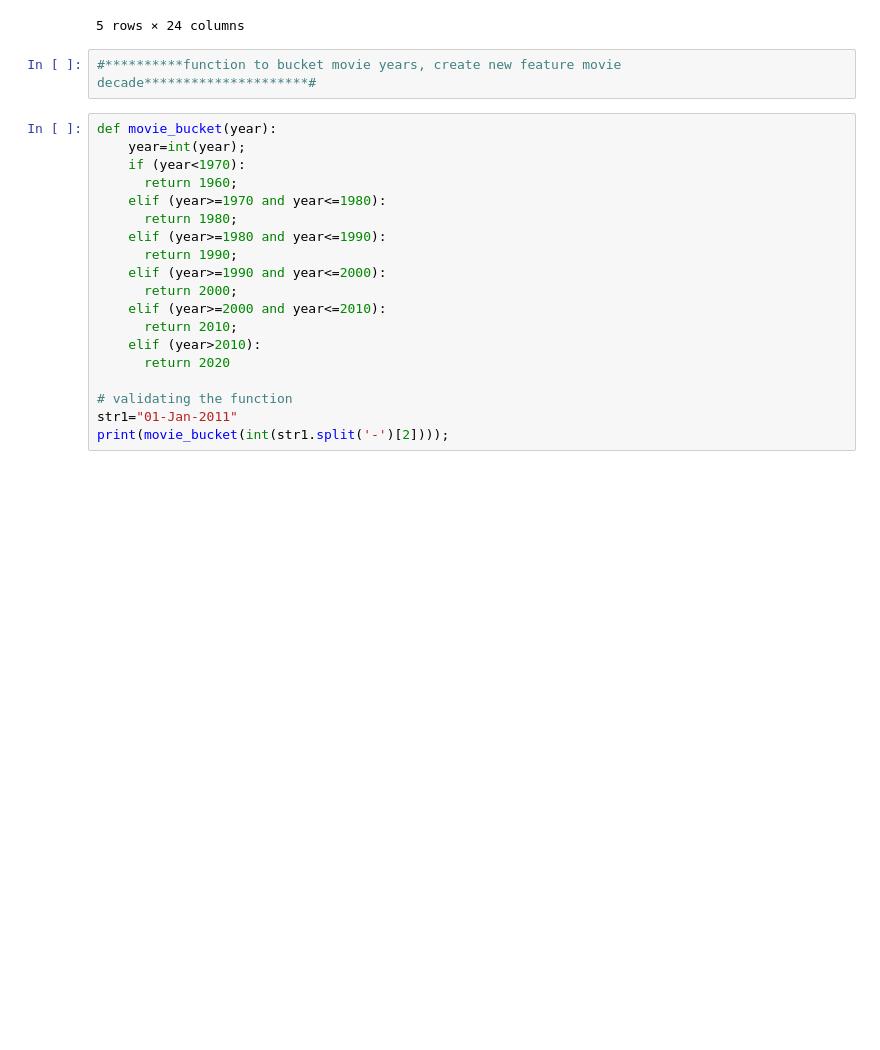
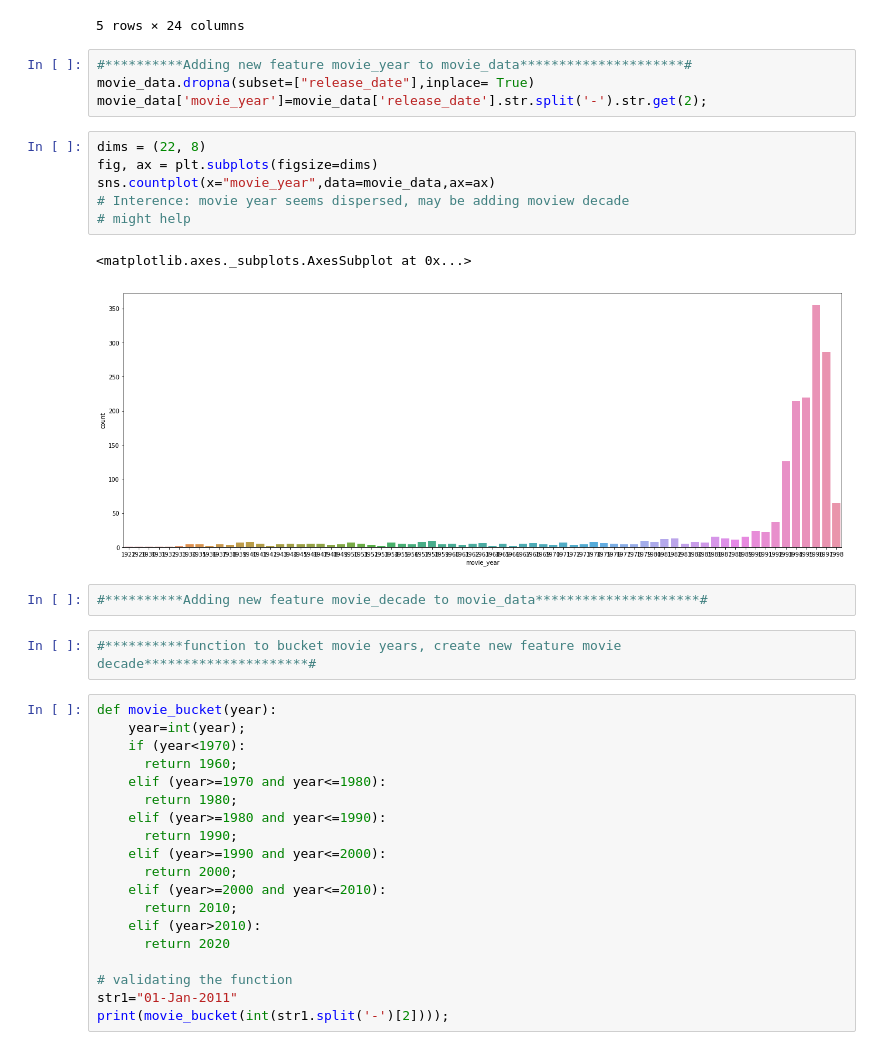
Before and after one commit to sharma-vidhi/machine-learning-movies, a Jupyter notebook: final_analysis/movie_predicition_analysis.ipynb, the cells around one changed output. Cells and saved outputs as stored; diff of their text form; blank space fills up the shorter version.

```diff
--- a/final_analysis/movie_predicition_analysis.ipynb
+++ b/final_analysis/movie_predicition_analysis.ipynb
@@ -146,6 +157,21 @@ movie_data.head()
 | 3 | 4 | Get Shorty (1995) | 01-Jan-1995 | NaN | http://us.imdb.com/M/title-exact?... | 0 | 1 | 0 | ... |
 | 4 | 5 | Copycat (1995) | 01-Jan-1995 | NaN | http://us.imdb.com/M/title-exact?... | 0 | 0 | 0 | ... |
 5 rows × 24 columns
+# %%
+#**********Adding new feature movie_year to movie_data*********************#
+movie_data.dropna(subset=["release_date"],inplace= True)
+movie_data['movie_year']=movie_data['release_date'].str.split('-').str.get(2);
+# %%
+dims = (22, 8)
+fig, ax = plt.subplots(figsize=dims)
+sns.countplot(x="movie_year",data=movie_data,ax=ax)
+# Interence: movie year seems dispersed, may be adding moview decade
+# might help
+# %% [output]
+<matplotlib.axes._subplots.AxesSubplot at 0x...>
+[figure, added]
+# %%
+#**********Adding new feature movie_decade to movie_data*********************#
 # %%
 #**********function to bucket movie years, create new feature movie decade*********************#
 # %%
```
Also changed, not shown: parts of 7 cells of this notebook.
